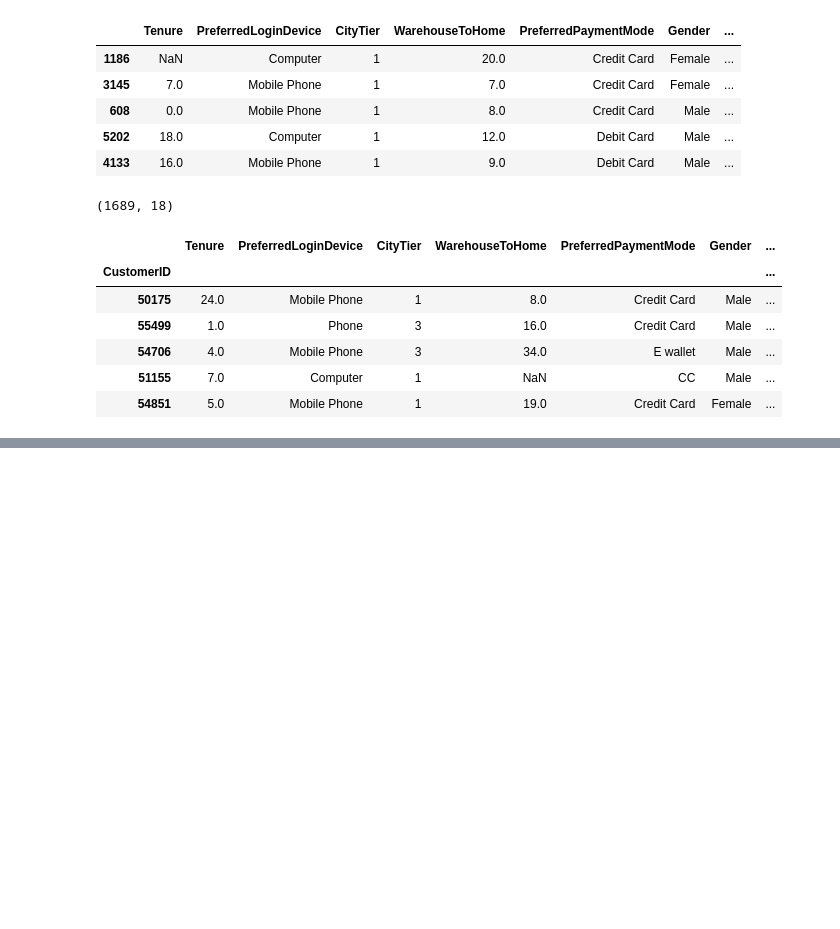
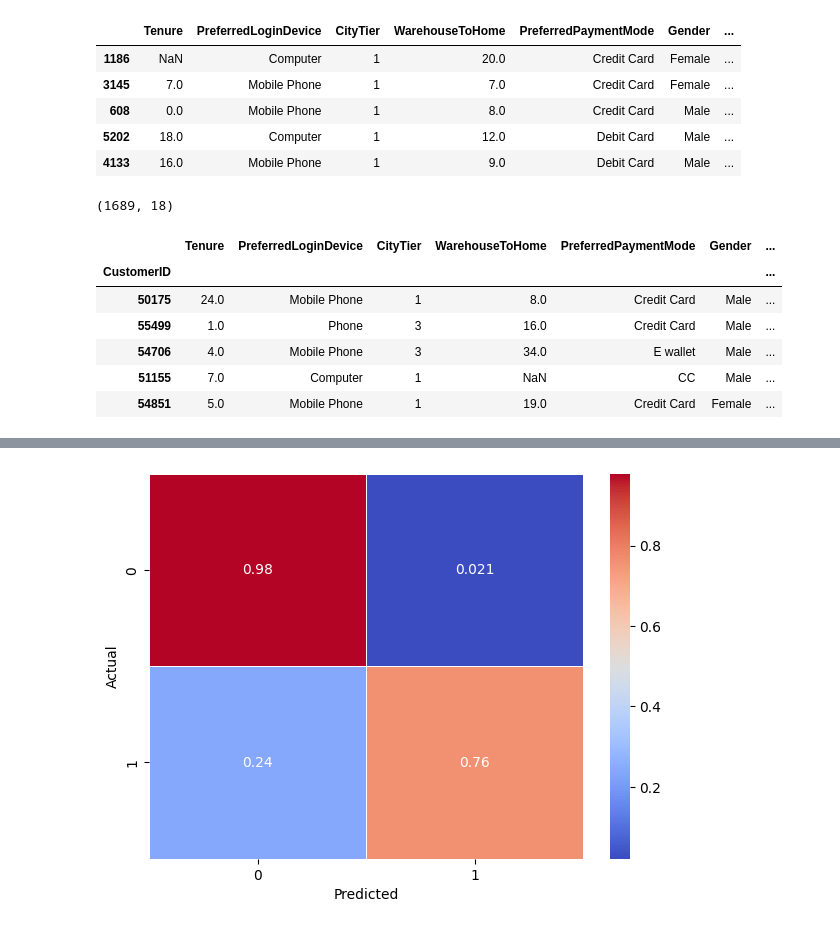
Before and after one commit to SKNETWORKS-FAMILY-AICAMP/SKN27-2nd-4TEAM, a Jupyter notebook: Light_GBM_modeling.ipynb, the cells around one changed output, grey strips where cells are left out. Saved outputs shown, nothing was run; the diff lists cells and outputs as text; code cells hidden in the pictures; blank space fills up the shorter version.

```diff
--- a/Light_GBM_modeling.ipynb
+++ b/Light_GBM_modeling.ipynb
@@ -60,3 +17,5 @@ dataset=pd.read_csv(args.data_csv)
+# %%
+dataset = pd.read_excel('C:\Dev\project\SKN27-2nd-4TEAM\data\dataset.xlsx')
 # %%
 dataset.shape
 # %% [output]
@@ -199,0 +394,78 @@ X_te.head()
+# %%
+
+from lightgbm import LGBMClassifier, plot_importance
+from sklearn.model_selection import StratifiedKFold
+
+set_seed() #랜덤 고정
+
+cv =StratifiedKFold(
+    n_splits=5,# 각각의 모델이 몇번 학습할지 정의
+    shuffle=True # 학습할 데이터셋을 랜덤하게 생성할지 여부
+)
+
+JWmodel = LGBMClassifier(verbose=-1)
+
+from sklearn.metrics import roc_auc_score, roc_curve, auc
+
+# cross Validation 교차 검증 학습
+scores_tr=[]
+scores_val=[]
+scores_auc=[]
+total_actual=[]
+total_pred=[]
+for i, (train_idx, valid_idx) in enumerate(cv.split(X_tr, y_tr)):
+  # 교차 검증 학습데이터 생성
+ train_feature= X_tr.iloc[train_idx]
+ train_target= y_tr.iloc[train_idx]
+
+  # 교차 검증 평가데이터 생성
+ valid_feature= X_tr.iloc[valid_idx]
+ valid_target= y_tr.iloc[valid_idx]
+
+ #모델 학습
+ JWmodel.fit(train_feature,train_target)
+ #모델 평가
+ score_tr = JWmodel.score(train_feature, train_target)
+ score_val = JWmodel.score(valid_feature, valid_target)
+
+ scores_tr.append(score_tr)
+ scores_val.append(score_val)
+
+ preds=JWmodel.predict(valid_feature)
+ total_actual.extend(valid_target)
+ total_pred.extend(preds)
+
+ y_val_pred = JWmodel.predict_proba(valid_feature)[:,1]
+ fpr, tpr, thresholds = roc_curve(valid_target,y_val_pred)
+ auc_val = auc(fpr, tpr)
+
+ scores_auc.append(auc_val)
+
+
+print(f'model_train_acc:{np.array(scores_tr).mean()}'),print(f'model_val_acc:{np.array(scores_val).mean()}')
+
+print(f'model_val_auc: {np.array(scores_auc).mean()}')
+
+
+y_te_pred = JWmodel.predict_proba(X_te)[:,1]
+fpr, tpr, thresholds = roc_curve(y_te,y_te_pred)
+auc_te = auc(fpr, tpr)
+
+print(f'model_te_auc: {auc_te}')
+
+df_feature_importances = pd.DataFrame(JWmodel.feature_importances_, X_tr.columns).sort_values(by=[0], ascending=False).reset_index()
+df_feature_importances
+
+from sklearn.metrics import confusion_matrix
+
+conf_mx = confusion_matrix(total_actual,total_pred, normalize="true")
+conf_mx
+
+plt.figure(figsize=(7,5))
+
+sns.heatmap(conf_mx, annot=True, cmap="coolwarm", linewidth=0.5)
+
+plt.xlabel('Predicted')
+plt.ylabel('Actual')
+plt.show()
+# %% [output]
@@ -199,0 +476 @@ X_te.head()
+[figure, added]
```
Also changed, not shown: parts of 33 cells of this notebook, 1 other file.
